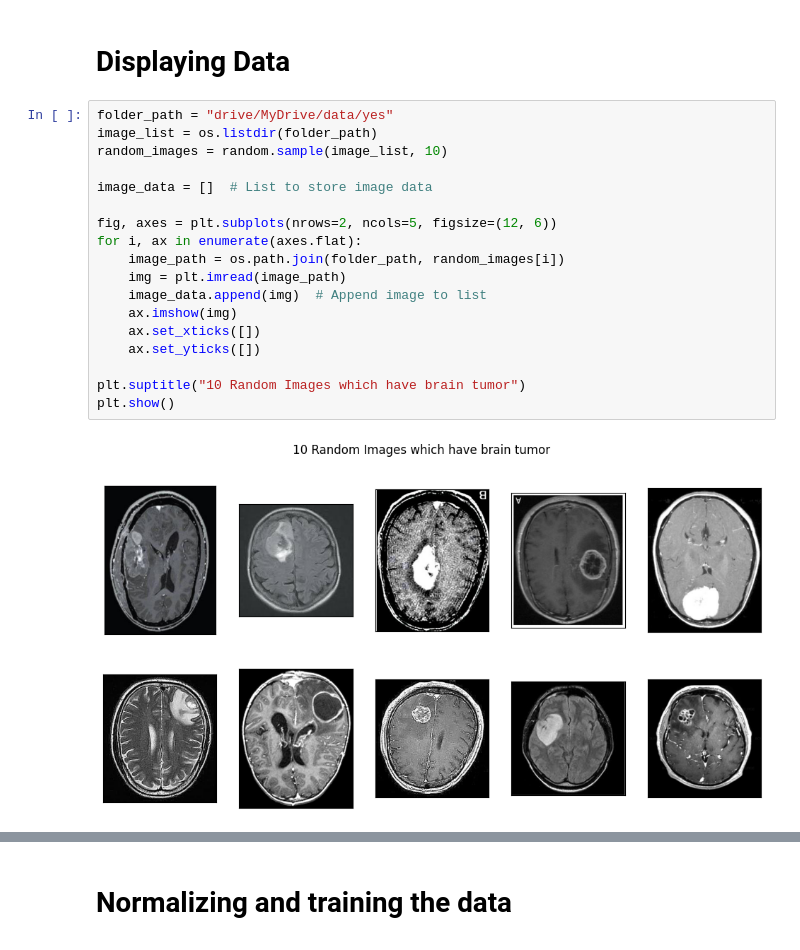
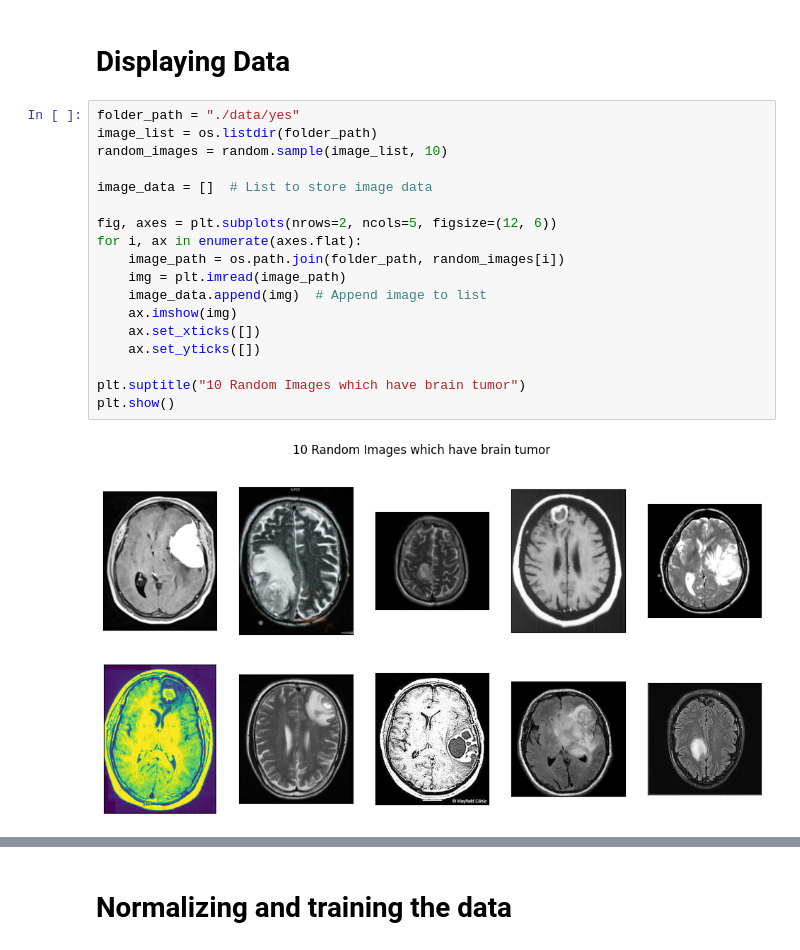
Before and after one commit to AliZ786/COMP-478, a Jupyter notebook: COMP478_Project.ipynb, the cells around one changed output, grey strips where cells are left out. Saved outputs shown, nothing was run; the diff lists cells and outputs as text.

```diff
--- a/COMP478_Project.ipynb
+++ b/COMP478_Project.ipynb
@@ -45,23 +40,23 @@ from sklearn.svm import SVC
 # %% [markdown]
 # Displaying Data
 # %%
-folder_path = "drive/MyDrive/data/yes"
+folder_path = "./data/yes"
 image_list = os.listdir(folder_path)
 random_images = random.sample(image_list, 10)
 
 image_data = []  # List to store image data
 
 fig, axes = plt.subplots(nrows=2, ncols=5, figsize=(12, 6))
 for i, ax in enumerate(axes.flat):
     image_path = os.path.join(folder_path, random_images[i])
     img = plt.imread(image_path)
     image_data.append(img)  # Append image to list
     ax.imshow(img)
     ax.set_xticks([])
     ax.set_yticks([])
 
 plt.suptitle("10 Random Images which have brain tumor")
 plt.show()
 # %% [output]
-[figure, old version]
+[figure, new version]
 # %%
```
Also changed, not shown: parts of 8 cells of this notebook.
